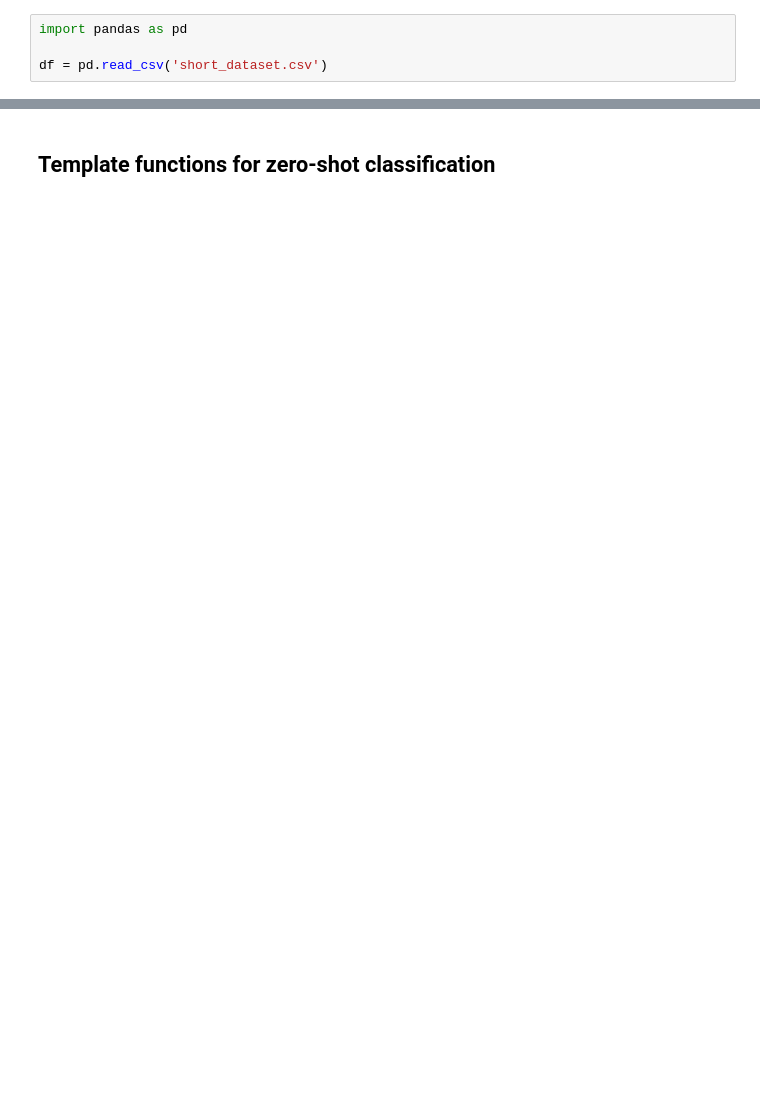
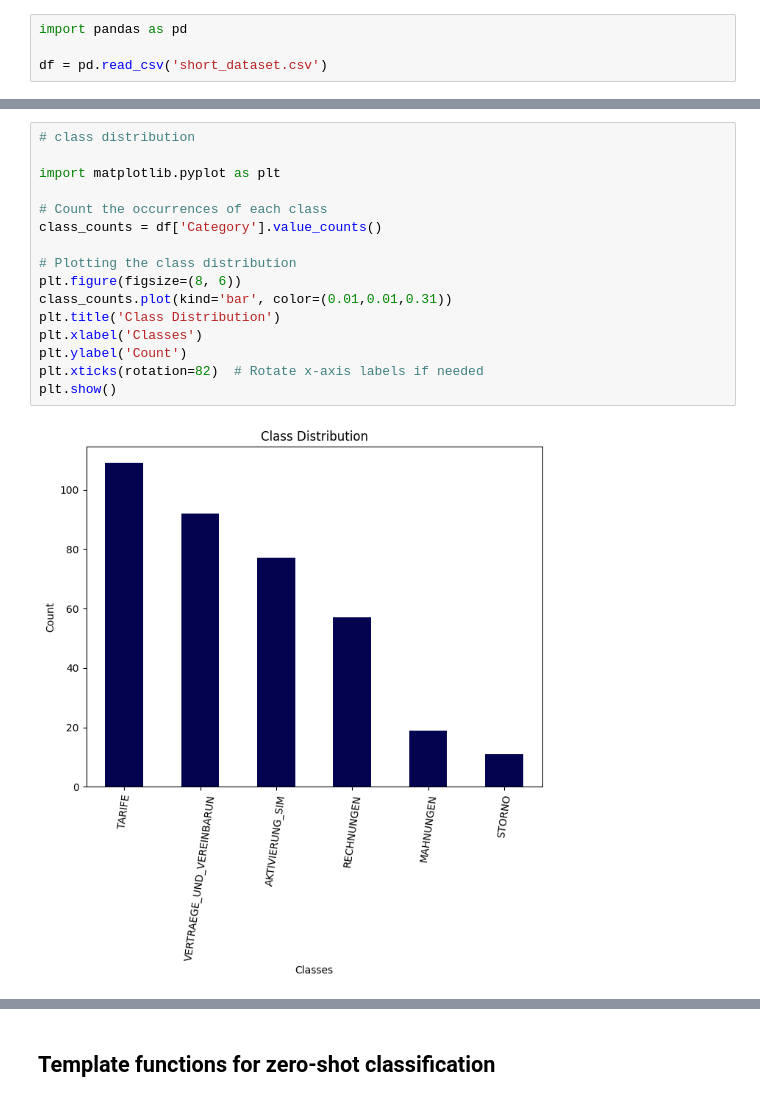
Before and after one commit to klychliiev/Meduzzen_AI_Internship, a Jupyter notebook: emails/zero_shot_classification/zero_shot_classification_emails.ipynb, the cells around one changed output, grey strips where cells are left out. Drawn from its saved outputs; the diff is of its cells as text; blank space fills up the shorter version.

```diff
--- a/emails/zero_shot_classification/zero_shot_classification_emails.ipynb
+++ b/emails/zero_shot_classification/zero_shot_classification_emails.ipynb
@@ -165,0 +85,18 @@ dtype: bool
+# %%
+# class distribution
+
+import matplotlib.pyplot as plt
+
+# Count the occurrences of each class
+class_counts = df['Category'].value_counts()
+
+# Plotting the class distribution
+plt.figure(figsize=(8, 6))
+class_counts.plot(kind='bar', color=(0.01,0.01,0.31))
+plt.title('Class Distribution')
+plt.xlabel('Classes')
+plt.ylabel('Count')
+plt.xticks(rotation=82)  # Rotate x-axis labels if needed
+plt.show()
+# %% [output]
+[figure, added]
```
Also changed, not shown: parts of 74 cells of this notebook.
